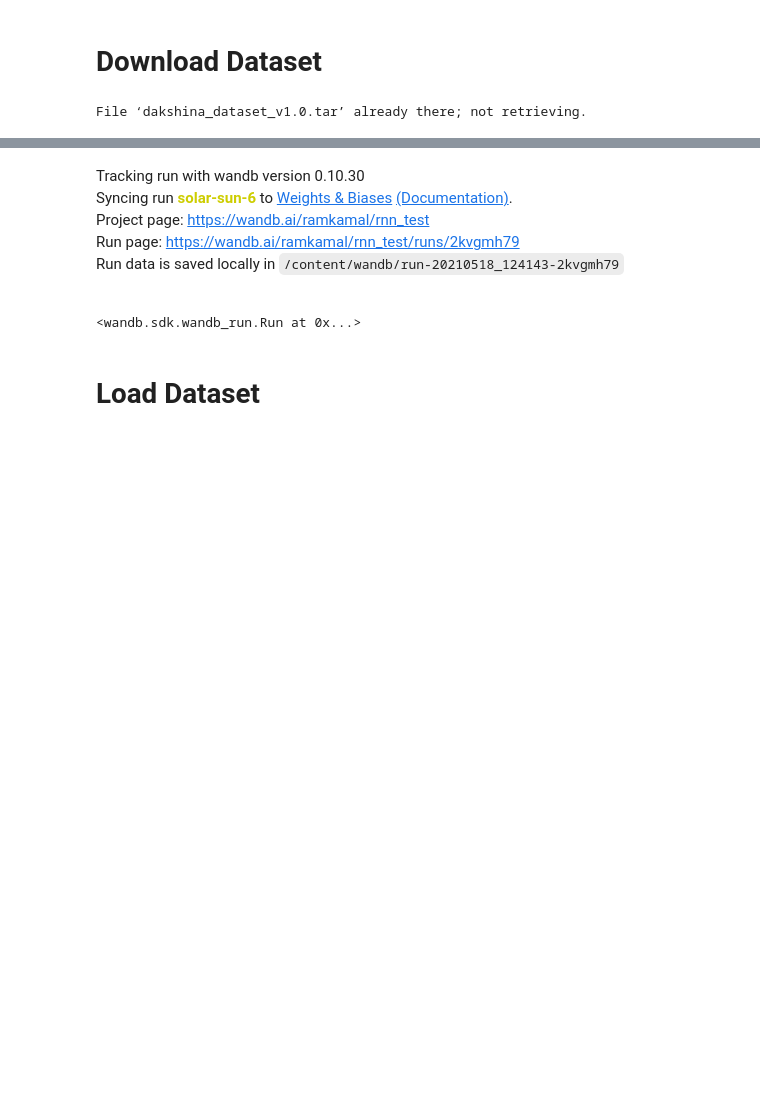
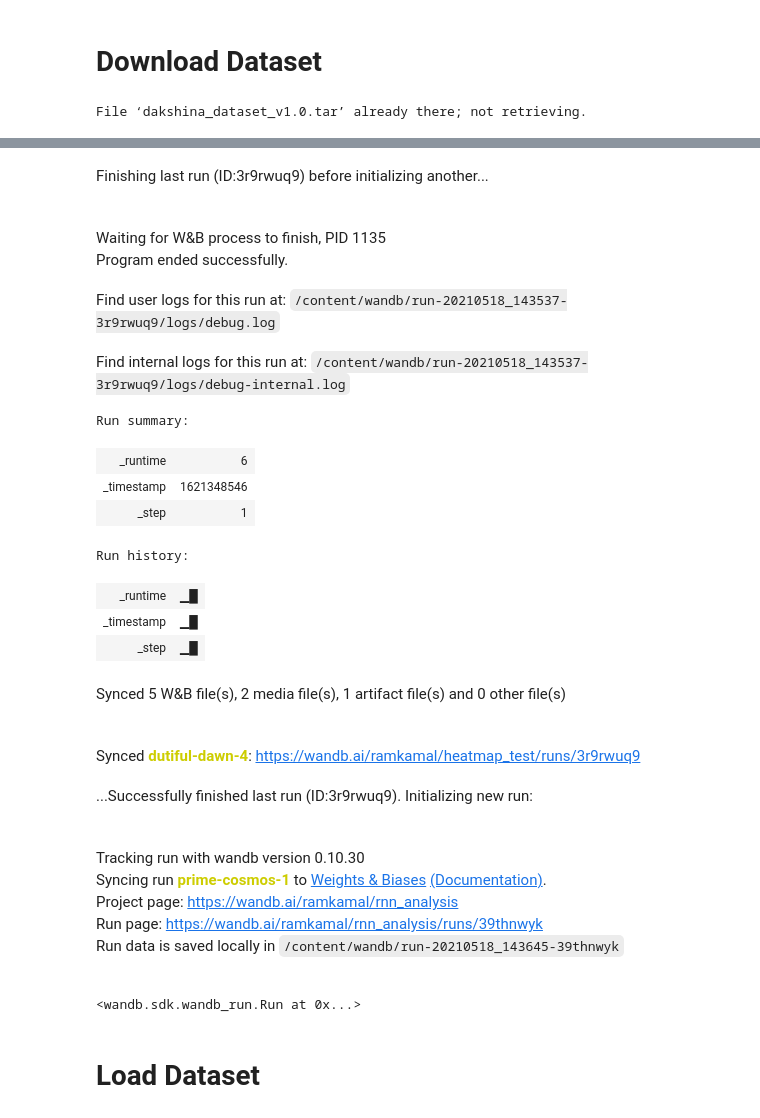
Before and after one commit to ramkamal2000/cs6910_assignment3, a Jupyter notebook: analysis.ipynb, the cells around one changed output, grey strips where cells are left out. Saved outputs shown, nothing was run; the diff lists cells and outputs as text; code cells hidden in the pictures; blank space fills up the shorter version.

```diff
--- a/analysis.ipynb
+++ b/analysis.ipynb
@@ -55,6 +62,7 @@ if not os.path.isdir('/content/dakshina_dataset_v1.0'):
 # %% [output]
 File ‘dakshina_dataset_v1.0.tar’ already there; not retrieving.
 # %%
+# logging into wandb
 wandb.login(key='14394907543f59ea21931529e34b4d80d2ca8c9c')
-wandb.init(project='rnn_test')
+wandb.init(project='rnn_analysis')
 # %% [output]
@@ -65,9 +70,25 @@ wandb: Appending key for api.wandb.ai to your netrc file: /root/.netrc
-Tracking run with wandb version 0.10.30
-Syncing run solar-sun-6 to Weights & Biases (Documentation).
-Project page: https://wandb.ai/ramkamal/rnn_test
-Run page: https://wandb.ai/ramkamal/rnn_test/runs/2kvgmh79
-Run data is saved locally in /content/wandb/run-20210518_124143-2kvgmh79
+Finishing last run (ID:3r9rwuq9) before initializing another...
+Waiting for W&B process to finish, PID 1135
+Program ended successfully.
+Find user logs for this run at: /content/wandb/run-20210518_143537-3r9rwuq9/logs/debug.log
+Find internal logs for this run at: /content/wandb/run-20210518_143537-3r9rwuq9/logs/debug-internal.log
-<wandb.sdk.wandb_run.Run at 0x...>
+Run summary:
+| _runtime | 6 |
+| _timestamp | 1621348546 |
+| _step | 1 |
+Run history:
+| _runtime | ▁█ |
+| _timestamp | ▁█ |
+| _step | ▁█ |
+Synced 5 W&B file(s), 2 media file(s), 1 artifact file(s) and 0 other file(s)
+Synced dutiful-dawn-4: https://wandb.ai/ramkamal/heatmap_test/runs/3r9rwuq9
+...Successfully finished last run (ID:3r9rwuq9). Initializing new run:
+Tracking run with wandb version 0.10.30
+Syncing run prime-cosmos-1 to Weights & Biases (Documentation).
+Project page: https://wandb.ai/ramkamal/rnn_analysis
+Run page: https://wandb.ai/ramkamal/rnn_analysis/runs/39thnwyk
+Run data is saved locally in /content/wandb/run-20210518_143645-39thnwyk
+<wandb.sdk.wandb_run.Run at 0x...>
 # %% [markdown]
 # Load Dataset
 # %%
```
Also changed, not shown: parts of 21 cells of this notebook.
